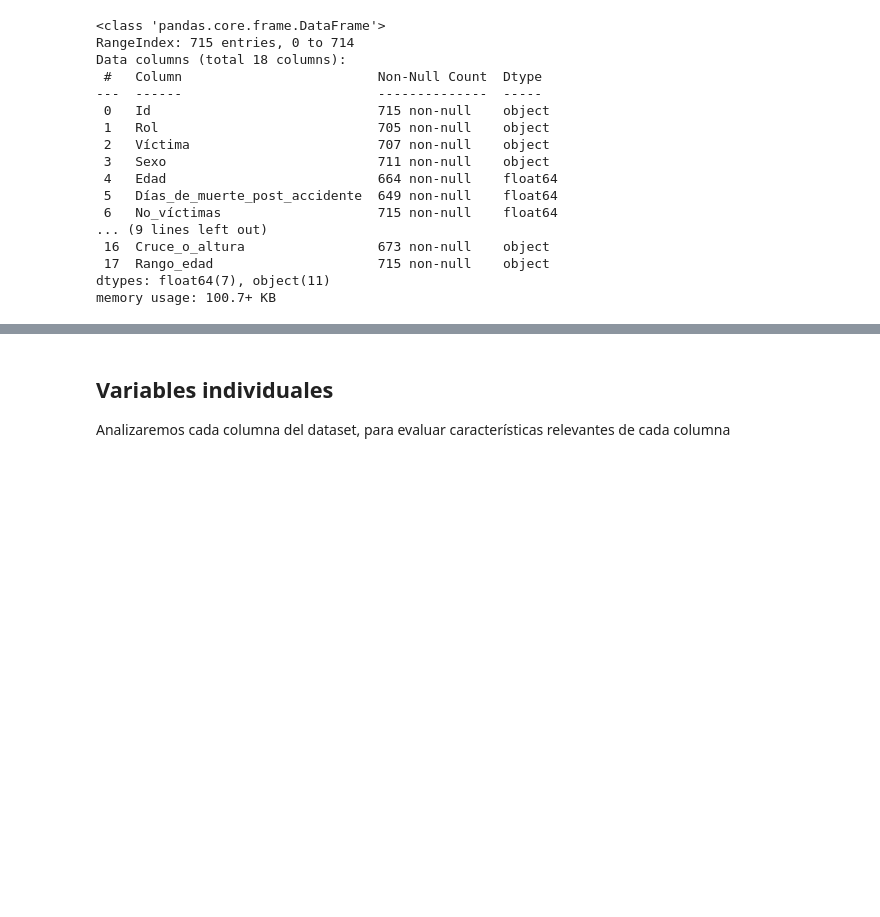
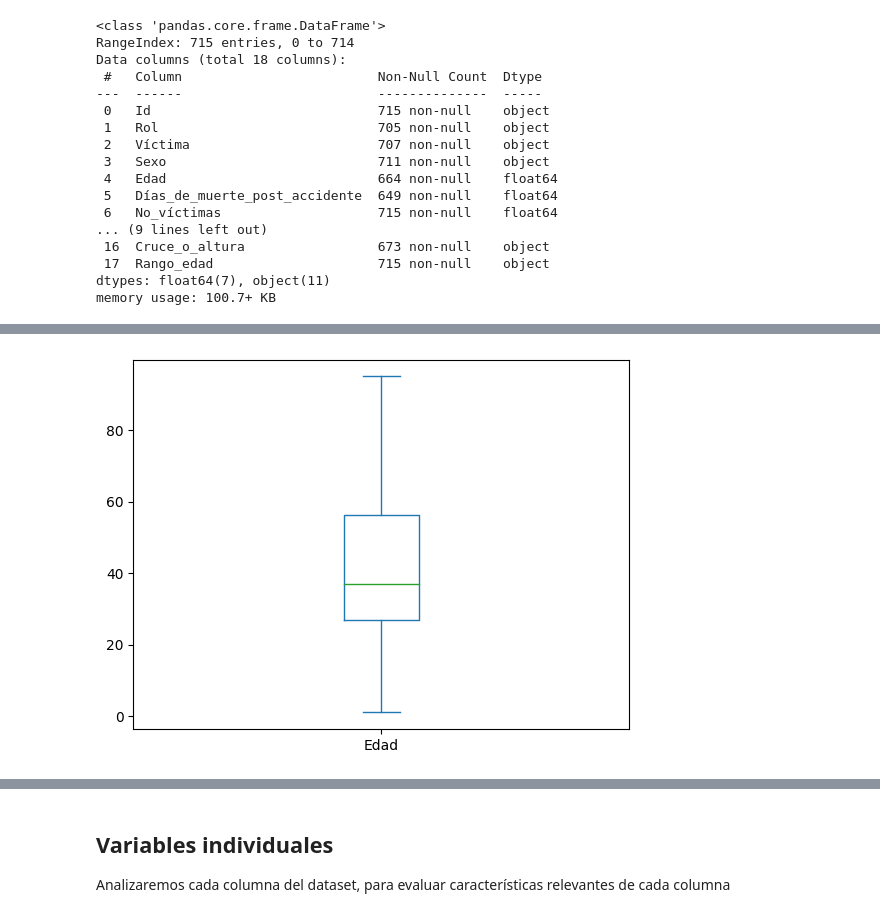
Before and after one commit to JUrielCerecero/Proyecto-Indiviudal-de-Data-Analytics-Siniestro-viales, a Jupyter notebook: EDA.ipynb, the cells around one changed output, grey strips where cells are left out. Saved outputs shown, nothing was run; the diff lists cells and outputs as text; code cells hidden in the pictures; blank space fills up the shorter version.

```diff
--- a/EDA.ipynb
+++ b/EDA.ipynb
@@ -38,0 +91,5 @@ dfhomicidios['Fecha']=pd.to_datetime(dfhomicidios.Fecha,errors='coerce')
+# %%
+dfhomicidios[['Edad']].plot(kind='box')
+plt.show()
+# %% [output]
+[figure, added]
```
Also changed, not shown: parts of 19 cells of this notebook, 36 other files.
